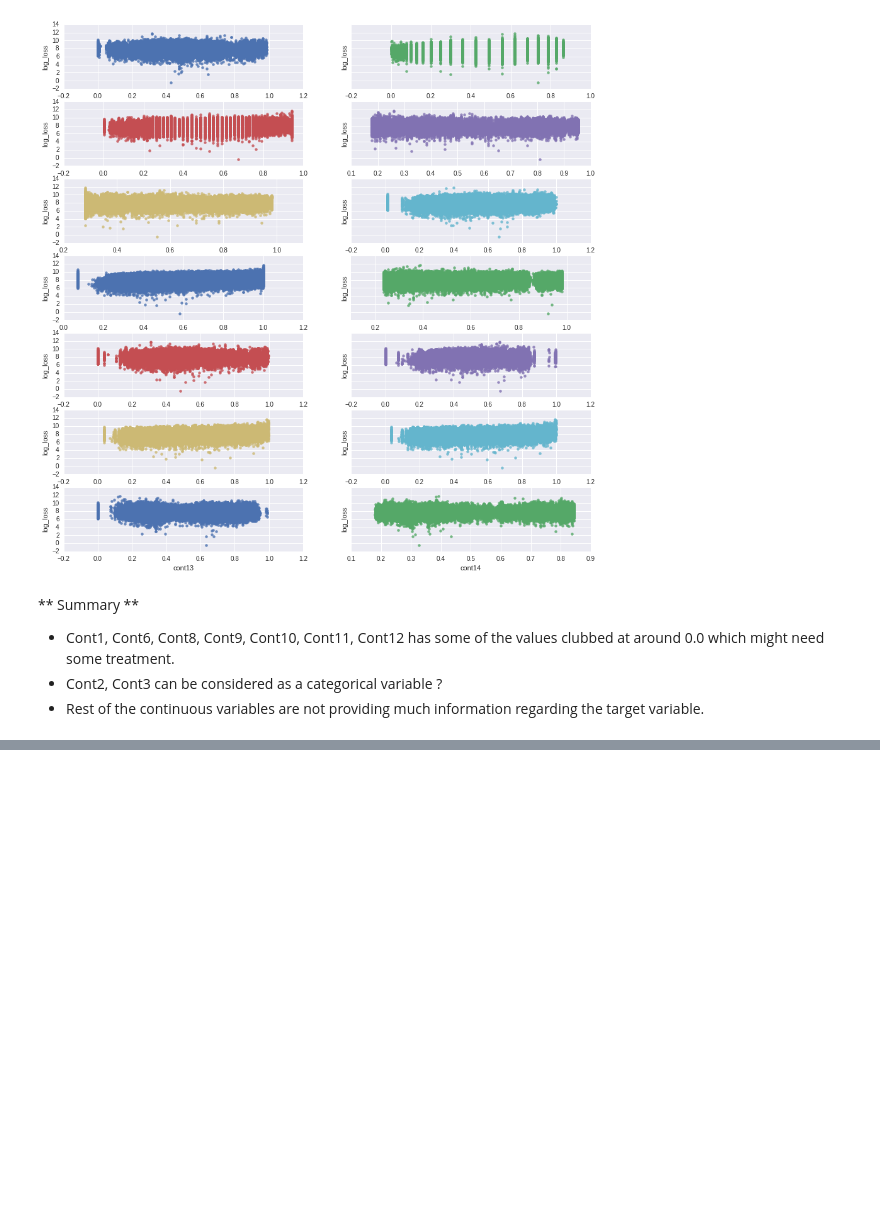
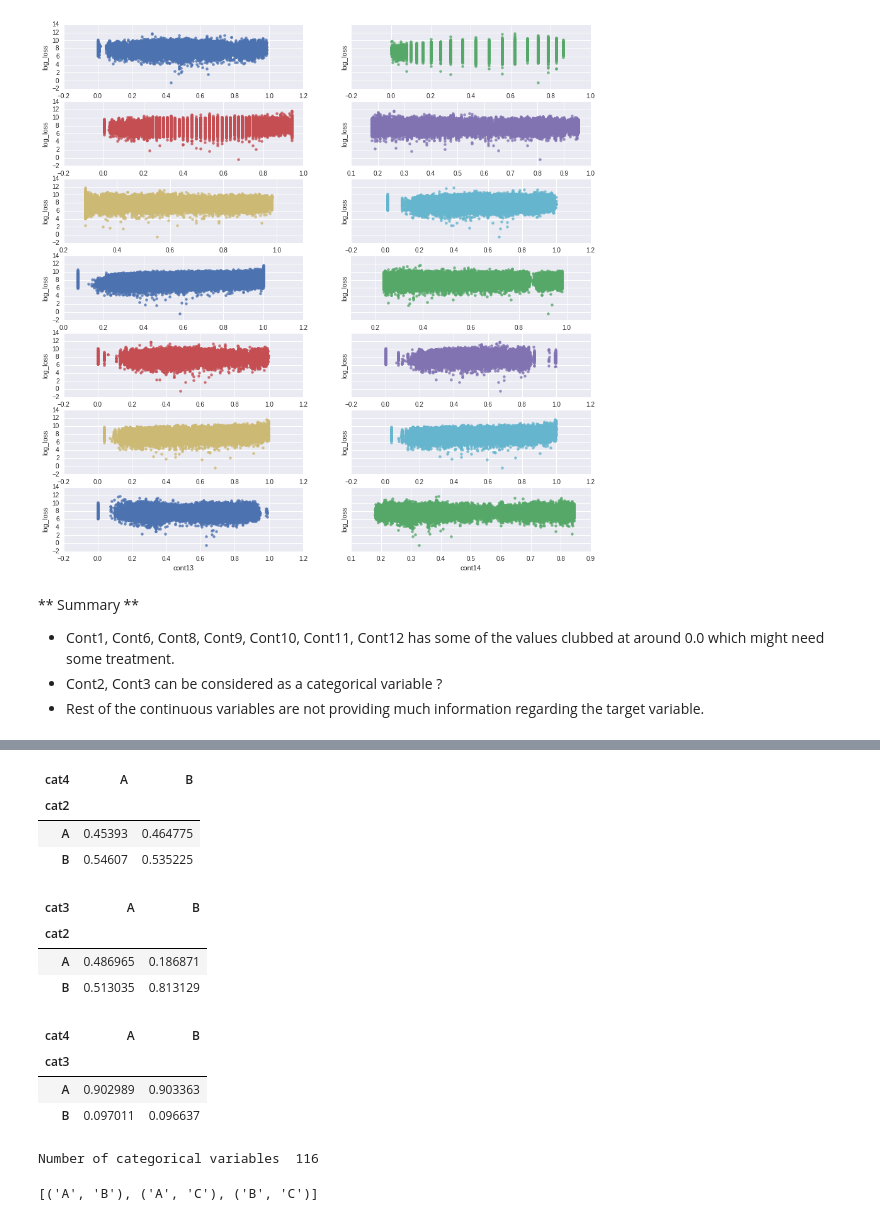
Before and after one commit to numb3r33/AllStateInsurance, a Jupyter notebook: notebooks/What_is_data.ipynb, the cells around one changed output, grey strips where cells are left out. Drawn from its saved outputs; the diff is of its cells as text; code cells hidden in the pictures; blank space fills up the shorter version.

```diff
--- a/notebooks/What_is_data.ipynb
+++ b/notebooks/What_is_data.ipynb
@@ -138,0 +175,32 @@ sns.regplot(x='cont14', y='log_loss', data=data[:len(train)], fit_reg=False, ax=
+# %%
+cat2_cat4 / cat2_cat4.sum(axis=0)
+# %% [output]
+| cat4 | A | B |
+| cat2 |  |  |
+| A | 0.45393 | 0.464775 |
+| B | 0.54607 | 0.535225 |
+# %%
+cat2_cat3 = data[:len(train)].pivot_table(index='cat2', columns='cat3', values='loss', aggfunc='sum', margins=False)
+cat2_cat3 / cat2_cat3.sum(axis=0)
+# %% [output]
+| cat3 | A | B |
+| cat2 |  |  |
+| A | 0.486965 | 0.186871 |
+| B | 0.513035 | 0.813129 |
+# %%
+cat3_cat4 = data[:len(train)].pivot_table(index='cat3', columns='cat4', values='loss', aggfunc='sum', margins=False)
+cat3_cat4 / cat3_cat4.sum(axis=0)
+# %% [output]
+| cat4 | A | B |
+| cat3 |  |  |
+| A | 0.902989 | 0.903363 |
+| B | 0.097011 | 0.096637 |
+# %%
+categorical_variables = [col for col in data.columns if 'cat' in col]
+print('Number of categorical variables ', len(categorical_variables))
+# %% [output]
+Number of categorical variables  116
+# %%
+list(combinations(['A', 'B', 'C'], 2))
+# %% [output]
+[('A', 'B'), ('A', 'C'), ('B', 'C')]
```
Also changed, not shown: parts of 12 cells of this notebook.
